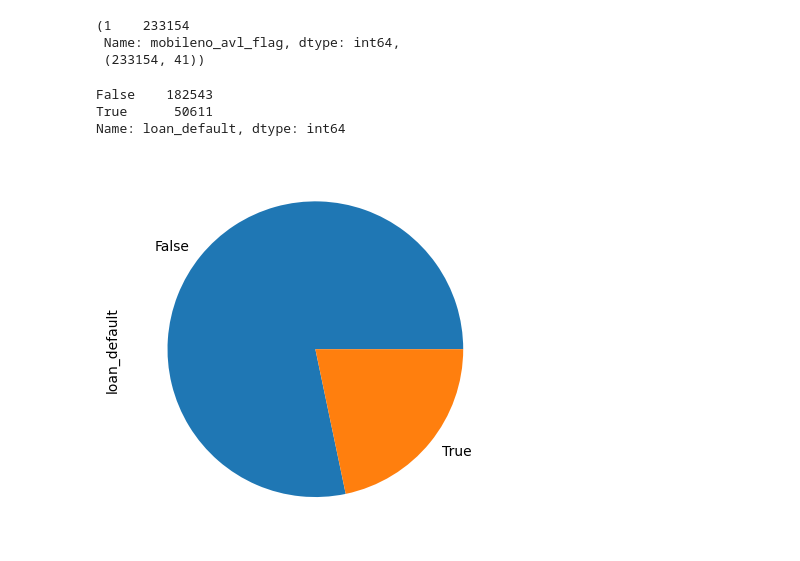
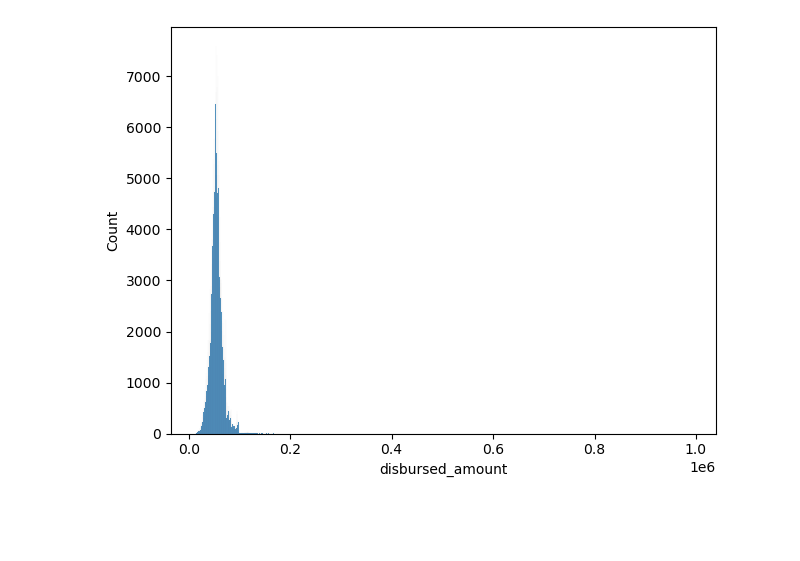
Before and after one commit to elee190/automobile-loan-default, a Jupyter notebook: notebooks/02_Feature_Selection_Engineering.ipynb, the cells around one changed output. Drawn from its saved outputs; the diff is of its cells as text; code cells hidden in the pictures; blank space fills up the shorter version.

```diff
--- a/notebooks/02_Feature_Selection_Engineering.ipynb
+++ b/notebooks/02_Feature_Selection_Engineering.ipynb
@@ -121,18 +98,7 @@ KeyboardInterrupt:
-# %%
-df['mobileno_avl_flag'].value_counts()
-# %% [output]
-(1    233154
- Name: mobileno_avl_flag, dtype: int64,
- (233154, 41))
 # %%
-df['loan_default'].astype(bool).value_counts().plot.pie()
-df['loan_default'].astype(bool).value_counts()
-
-# Our classes are imbalanced
-# We will apply SMOTENC to balance our classes
+sns.histplot(df_resampled['disbursed_amount'])
+plt.tight_layout()
+plt.savefig('../visuals/disbursed_amount_dist_0.png')
 # %% [output]
-False    182543
-True      50611
-Name: loan_default, dtype: int64
-[figure, old version]
+[figure, new version]
 # %%
```
Also changed, not shown: parts of 26 cells of this notebook, 14 other files.
